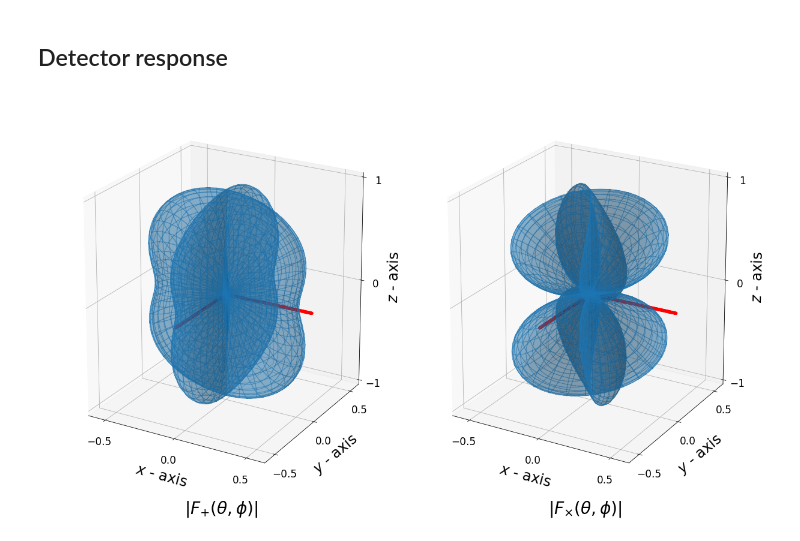
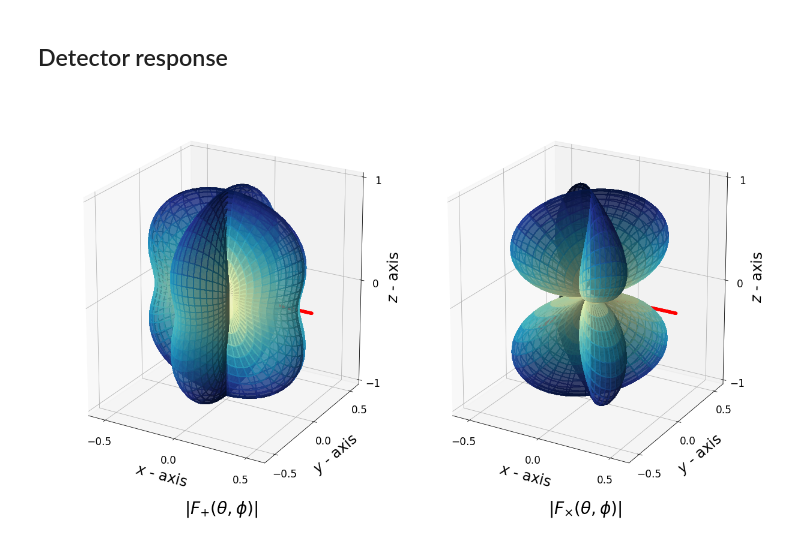
Before and after one commit to jcbayley/phd_thesis, a Jupyter notebook: notebooks/plot_antenna.ipynb, the cells around one changed output. Saved outputs shown, nothing was run; the diff lists cells and outputs as text; code cells hidden in the pictures.

```diff
--- a/notebooks/plot_antenna.ipynb
+++ b/notebooks/plot_antenna.ipynb
@@ -73,42 +75,53 @@ Rc = np.reshape(fcs,THETA.shape)
 Xp, Yp, Zp = Rp*np.sin(PHI)*np.cos(THETA), Rp*np.sin(PHI)*np.sin(THETA), Rp*np.cos(PHI)
 # %%
 Xc, Yc, Zc = Rc*np.sin(PHI)*np.cos(THETA), Rc*np.sin(PHI)*np.sin(THETA), Rc*np.cos(PHI)
+# %%
+true_rp = np.sqrt(Xp**2 + Yp**2 + Zp**2)
+normp = Normalize()
+colorsp = normp(true_rp)
+
+true_rc = np.sqrt(Xc**2 + Yc**2 + Zc**2)
+normc = Normalize()
+colorsc = normc(true_rc)
+
+cmap = cm.get_cmap("YlGnBu")
 # %%
 fig, ax = plt.subplots(figsize=(17,10),ncols = 2,subplot_kw={'projection': "3d"})
 
 ax[0].view_init(20,-60)
 ax[1].view_init(20,-60)
 
-ax[0].plot_surface(Xp,Yp,Zp, antialiased=False, alpha=0.3,label=r"$F_{+}(\theta,\phi)$")
-ax[1].plot_surface(Xc,Yc,Zc, antialiased=False, alpha=0.3,label=r"$F_{\times}(\theta,\phi)$")
-ax[0].plot_wireframe(Xp,Yp,Zp,alpha=0.3)
-ax[1].plot_wireframe(Xc,Yc,Zc,alpha=0.3)
+ax[0].plot_surface(Xp,Yp,Zp, antialiased=False, alpha=0.6,label=r"$F_{+}(\theta,\phi)$",facecolors=cmap(colorsp),zorder=0)
+ax[1].plot_surface(Xc,Yc,Zc, antialiased=False, alpha=0.6,label=r"$F_{\times}(\theta,\phi)$",facecolors=cmap(colorsc),zorder=10)
+#ax[0].plot_wireframe(Xp,Yp,Zp,alpha=0.3)
+#ax[1].plot_wireframe(Xc,Yc,Zc,alpha=0.3)
+
 
 
 for i in [0,1]:
 
     ax[i].set_xlim([-0.6,0.6])
     ax[i].set_ylim([-0.6,0.6])
     ax[i].set_zlim([-1,1])
 
-    ax[i].scatter(np.zeros(200),np.linspace(-0.6,0,200),color="r",label="Interferometer arms")
-    ax[i].scatter(np.linspace(0,0.6,200),np.zeros(200),color="r")
+    ax[i].scatter(np.zeros(200),np.linspace(-0.6,0,200),np.zeros(200),color="r",label="Interferometer arms",zorder=1)
+    ax[i].scatter(np.linspace(0,0.6,200),np.zeros(200),np.zeros(200),color="r",zorder=0)
 
     ax[i].set_xlabel(r"$x$ - axis",labelpad=20)
     ax[i].set_ylabel(r"$y$ - axis",labelpad=20)
     ax[i].set_zlabel(r"$z$ - axis",labelpad=20)
 
     ax[i].set_xticks([-0.5, 0, 0.5])
     ax[i].set_yticks([-0.5, 0, 0.5])
     ax[i].set_zticks([-1, 0, 1])
 
     ax[i].tick_params(axis='both', which='major', pad=10)
 
 ax[0].set_title(r"$|F_{+}(\theta,\phi)|$", y=-0.04,fontsize=28)
 ax[1].set_title(r"$|F_{\times}(\theta,\phi)|$", y=-0.04,fontsize=28)
 
 fig.tight_layout()
 # %% [output]
-[figure, old version]
+[figure, new version]
 # %%
 fig.savefig("/Users/josephbayley/projects/thesis/C1_intro/antenna_pattern.pdf",format="pdf",bbox_inches="tight")
```
Also changed, not shown: parts of 1 cell of this notebook, 9 other files.
